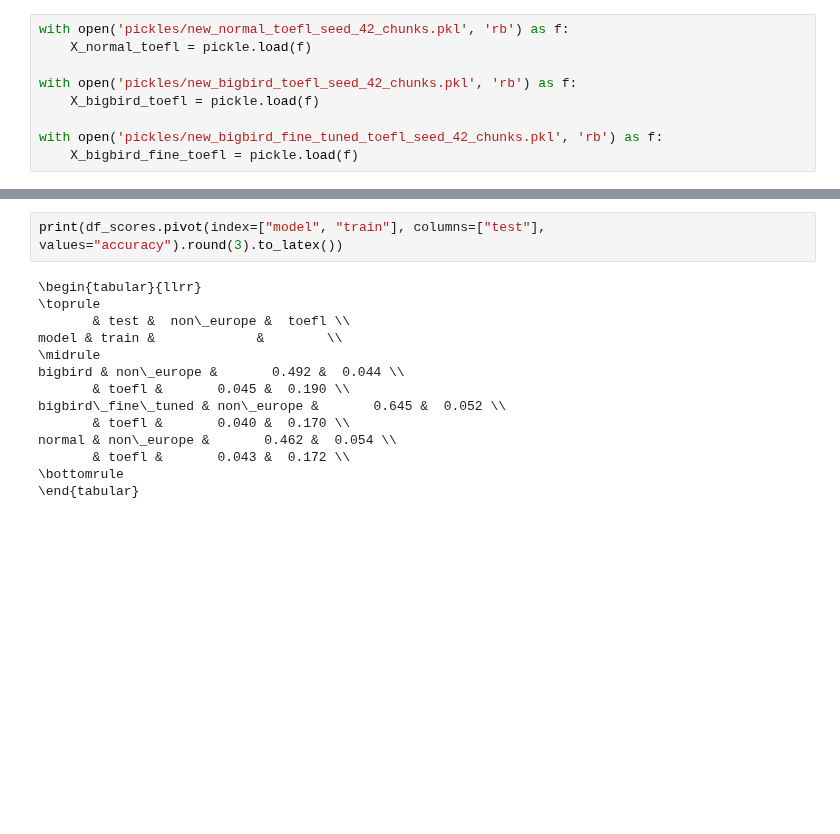
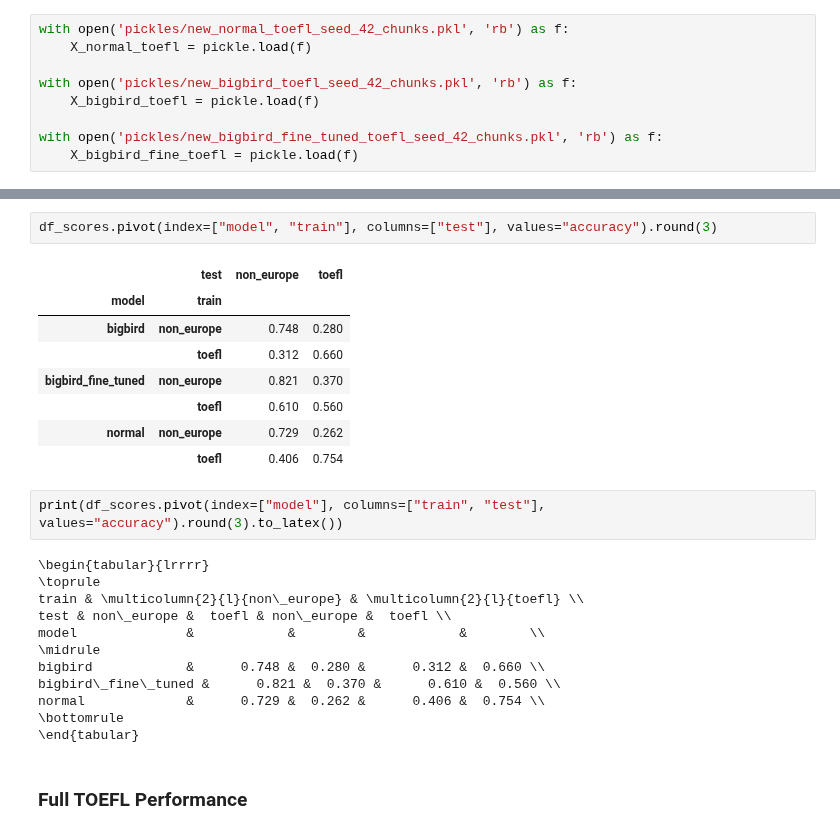
Before and after one commit to SergeyKramp/mthesis-bigbird-embeddings, a Jupyter notebook: experiment_toefl.ipynb, the cells around one changed output, grey strips where cells are left out. Cells and saved outputs as stored; diff of their text form; blank space fills up the shorter version.

```diff
--- a/experiment_toefl.ipynb
+++ b/experiment_toefl.ipynb
@@ -276,16 +295,27 @@ df_scores
+# %%
+df_scores.pivot(index=["model", "train"], columns=["test"], values="accuracy").round(3)
+# %% [output]
+|  | test | non_europe | toefl |
+| model | train |  |  |
+| bigbird | non_europe | 0.748 | 0.280 |
+|  | toefl | 0.312 | 0.660 |
+| bigbird_fine_tuned | non_europe | 0.821 | 0.370 |
+|  | toefl | 0.610 | 0.560 |
+| normal | non_europe | 0.729 | 0.262 |
+|  | toefl | 0.406 | 0.754 |
 # %%
-print(df_scores.pivot(index=["model", "train"], columns=["test"], values="accuracy").round(3).to_latex())
+print(df_scores.pivot(index=["model"], columns=["train", "test"], values="accuracy").round(3).to_latex())
 # %% [output]
-\begin{tabular}{llrr}
+\begin{tabular}{lrrrr}
 \toprule
-       & test &  non\_europe &  toefl \\
-model & train &             &        \\
+train & \multicolumn{2}{l}{non\_europe} & \multicolumn{2}{l}{toefl} \\
+test & non\_europe &  toefl & non\_europe &  toefl \\
+model              &            &        &            &        \\
 \midrule
-bigbird & non\_europe &       0.492 &  0.044 \\
-       & toefl &       0.045 &  0.190 \\
-bigbird\_fine\_tuned & non\_europe &       0.645 &  0.052 \\
-       & toefl &       0.040 &  0.170 \\
-normal & non\_europe &       0.462 &  0.054 \\
-       & toefl &       0.043 &  0.172 \\
+bigbird            &      0.748 &  0.280 &      0.312 &  0.660 \\
+bigbird\_fine\_tuned &      0.821 &  0.370 &      0.610 &  0.560 \\
+normal             &      0.729 &  0.262 &      0.406 &  0.754 \\
 \bottomrule
 \end{tabular}
+# %% [markdown]
+### Full TOEFL Performance
```
Also changed, not shown: parts of 15 cells of this notebook.
